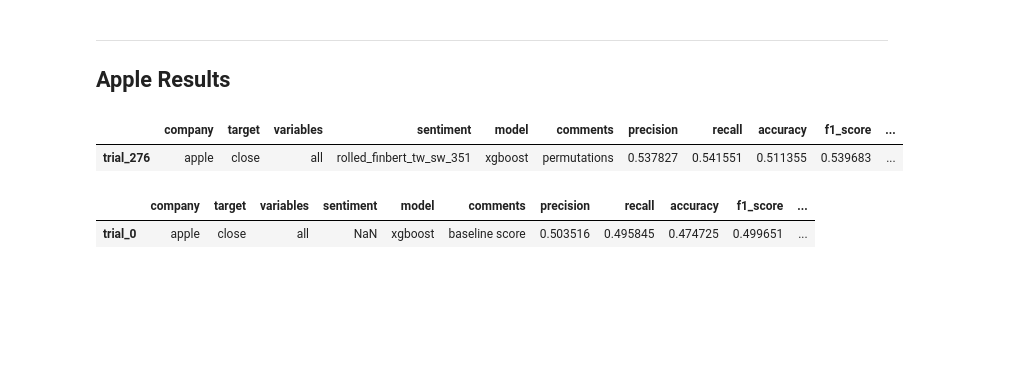
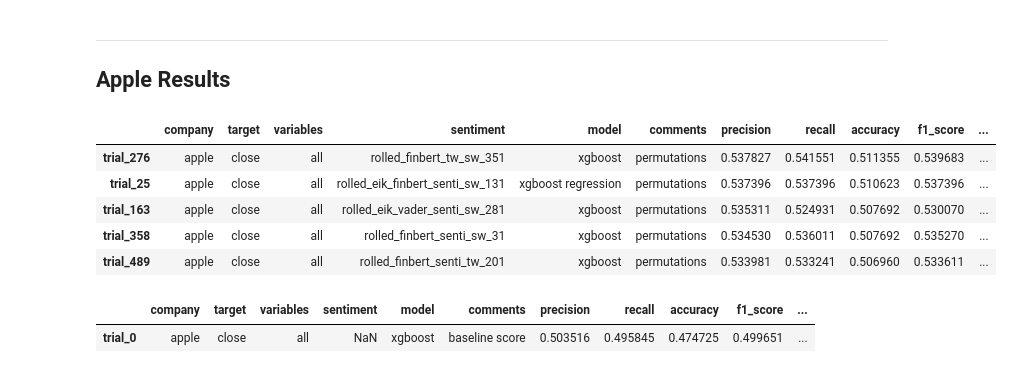
Before and after one commit to Diegozu97/thesis_code, a Jupyter notebook: 06_results_analysis.ipynb, the cells around one changed output. Saved outputs shown, nothing was run; the diff lists cells and outputs as text; code cells hidden in the pictures; blank space fills up the shorter version.

```diff
--- a/06_results_analysis.ipynb
+++ b/06_results_analysis.ipynb
@@ -89,10 +91,14 @@ moderna_results_df[moderna_results_df["comments"] == "baseline score"]
 # %%
 apple_results_df = pd.read_csv(results_folder + "/apple_results_summary.csv", index_col = [0])
 apple_results_df = apple_results_df.sort_values(by = "accuracy", ascending = False)
-apple_results_df.head(1)
+apple_results_df.head(5)
 # %% [output]
 |  | company | target | variables | sentiment | model | comments | precision | recall | accuracy | f1_score | ... |
 | trial_276 | apple | close | all | rolled_finbert_tw_sw_351 | xgboost | permutations | 0.537827 | 0.541551 | 0.511355 | 0.539683 | ... |
+| trial_25 | apple | close | all | rolled_eik_finbert_senti_sw_131 | xgboost regression | permutations | 0.537396 | 0.537396 | 0.510623 | 0.537396 | ... |
+| trial_163 | apple | close | all | rolled_eik_vader_senti_sw_281 | xgboost | permutations | 0.535311 | 0.524931 | 0.507692 | 0.530070 | ... |
+| trial_358 | apple | close | all | rolled_finbert_senti_sw_31 | xgboost | permutations | 0.534530 | 0.536011 | 0.507692 | 0.535270 | ... |
+| trial_489 | apple | close | all | rolled_finbert_senti_tw_201 | xgboost | permutations | 0.533981 | 0.533241 | 0.506960 | 0.533611 | ... |
 # %%
 apple_results_df[(apple_results_df["comments"] == "baseline score") & (apple_results_df["model"] == "xgboost")].iloc[1:,:]
 # %% [output]
```
Also changed, not shown: parts of 1 cell of this notebook, 2 other files.
